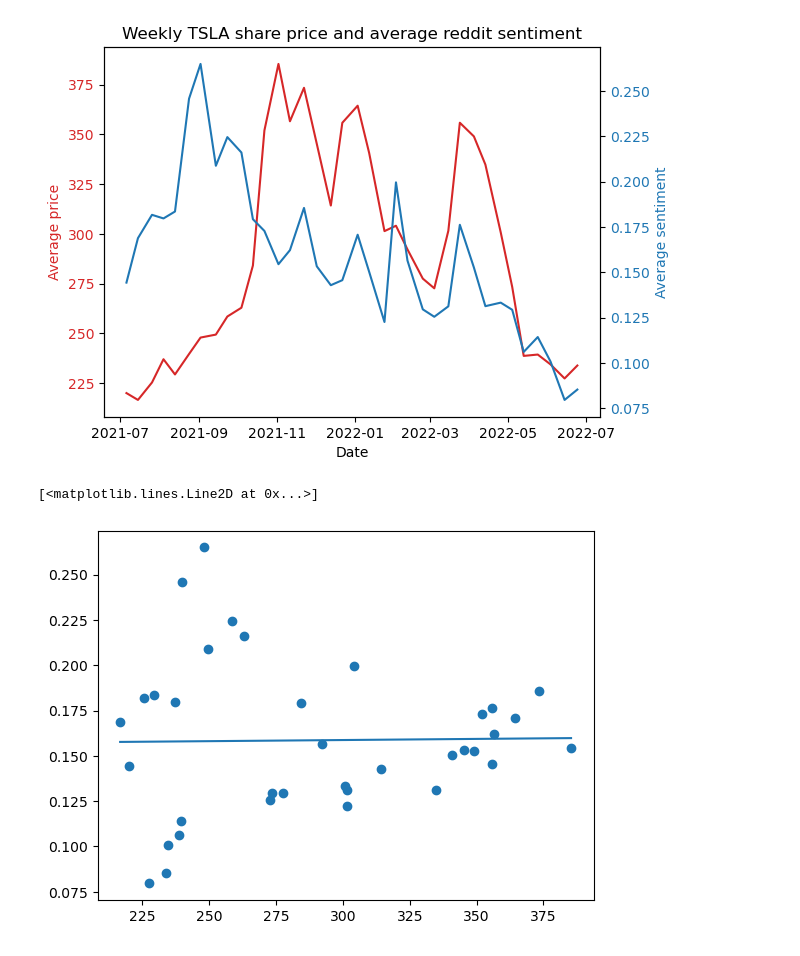
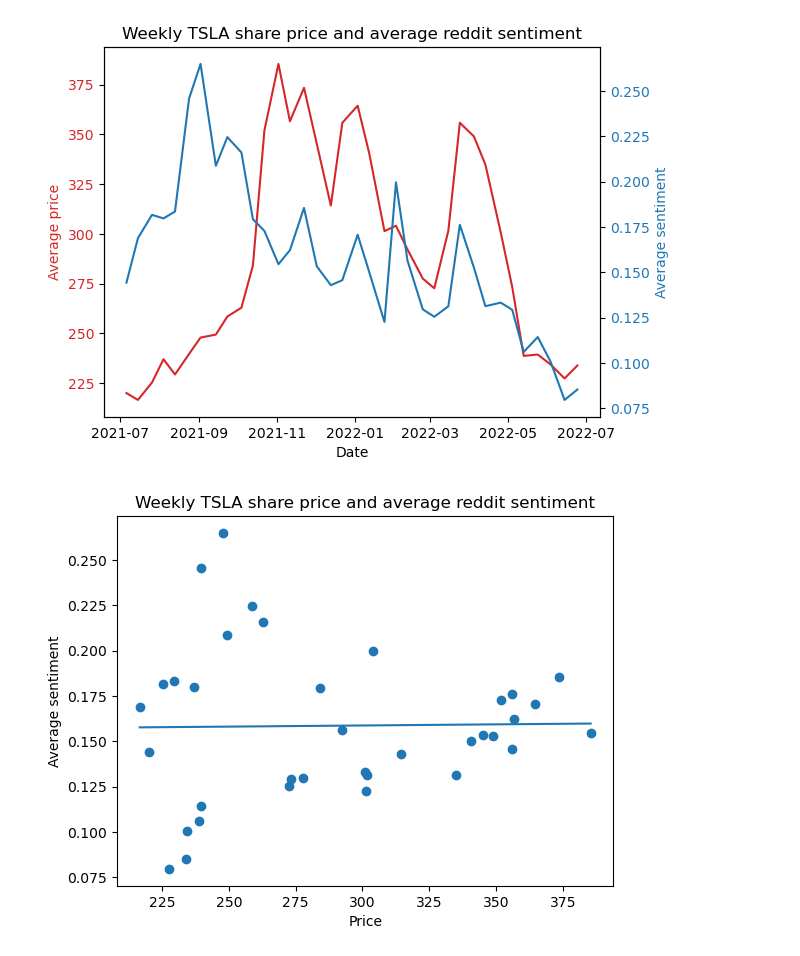
Before and after one commit to chanjdaniel/reddit_tsla_data_analysis, a Jupyter notebook: reddit_tsla.ipynb, the cells around one changed output. Drawn from its saved outputs; the diff is of its cells as text; code cells hidden in the pictures.

```diff
--- a/reddit_tsla.ipynb
+++ b/reddit_tsla.ipynb
@@ -44,5 +44,5 @@ C:\Users\Danie\Documents\University\CPSC 330\cpsc330-2023W1-working\projects
 # %%
-raw_comments_df = pd.read_csv("reddit_tsla/data/one-year-of-tsla-on-reddit-comments.csv")
+raw_comments_df = pd.read_csv("data/one-year-of-tsla-on-reddit-comments.csv")
 raw_comments_df.head()
 # %% [output]
 |  | type | id | subreddit.id | subreddit.name | subreddit.nsfw | created_utc | permalink | body | ... |
@@ -62,7 +62,7 @@ raw_posts_df.head()
 | 3 | post | vriek0 | n9evv | teslainvestorsclub | False | 1656971708 | https://old.reddit.com/r/teslainv... | twitter.com | ... |
 | 4 | post | vrea7h | 32a4fr | ai_trading | False | 1656960267 | https://old.reddit.com/r/ai_tradi... | tickeron.com | ... |
 # %%
-raw_prices_df = pd.read_csv("reddit_tsla/data/TSLA-one-year.csv")
+raw_prices_df = pd.read_csv("data/TSLA-one-year.csv")
 raw_prices_df.head()
 # %% [output]
 |  | Date | Open | High | Low | Close | Adj Close | Volume |
@@ -463,10 +455,17 @@ plt.show()
 # %% [output]
 [figure]
 # %%
+fig, ax = plt.subplots()
+
 x = weekly_reddit_tsla_df["average_close"]
 y = weekly_reddit_tsla_df["reddit_average_sentiment"]
-plt.scatter(x, y)
-plt.plot(np.unique(x), np.poly1d(np.polyfit(x, y, 1))(np.unique(x)))
+ax.scatter(x, y)
+ax.plot(np.unique(x), np.poly1d(np.polyfit(x, y, 1))(np.unique(x)))
+
+ax.set_xlabel("Price")
+ax.set_ylabel("Average sentiment")
+ax.set_title("Weekly TSLA share price and average reddit sentiment")
+
+plt.show()
 # %% [output]
-[<matplotlib.lines.Line2D at 0x...>]
-[figure, old version]
+[figure, new version]
```
Also changed, not shown: parts of 19 cells of this notebook.
